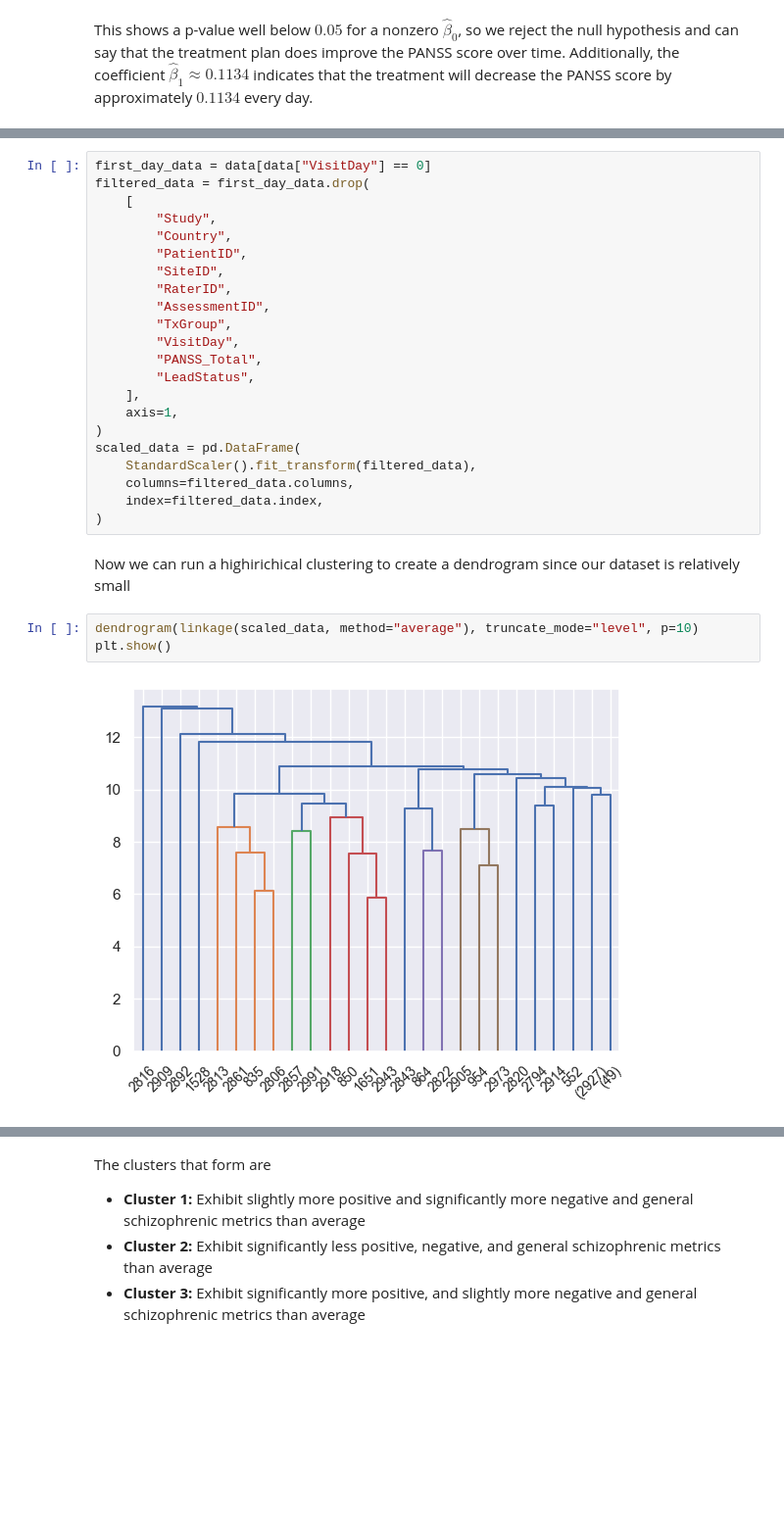
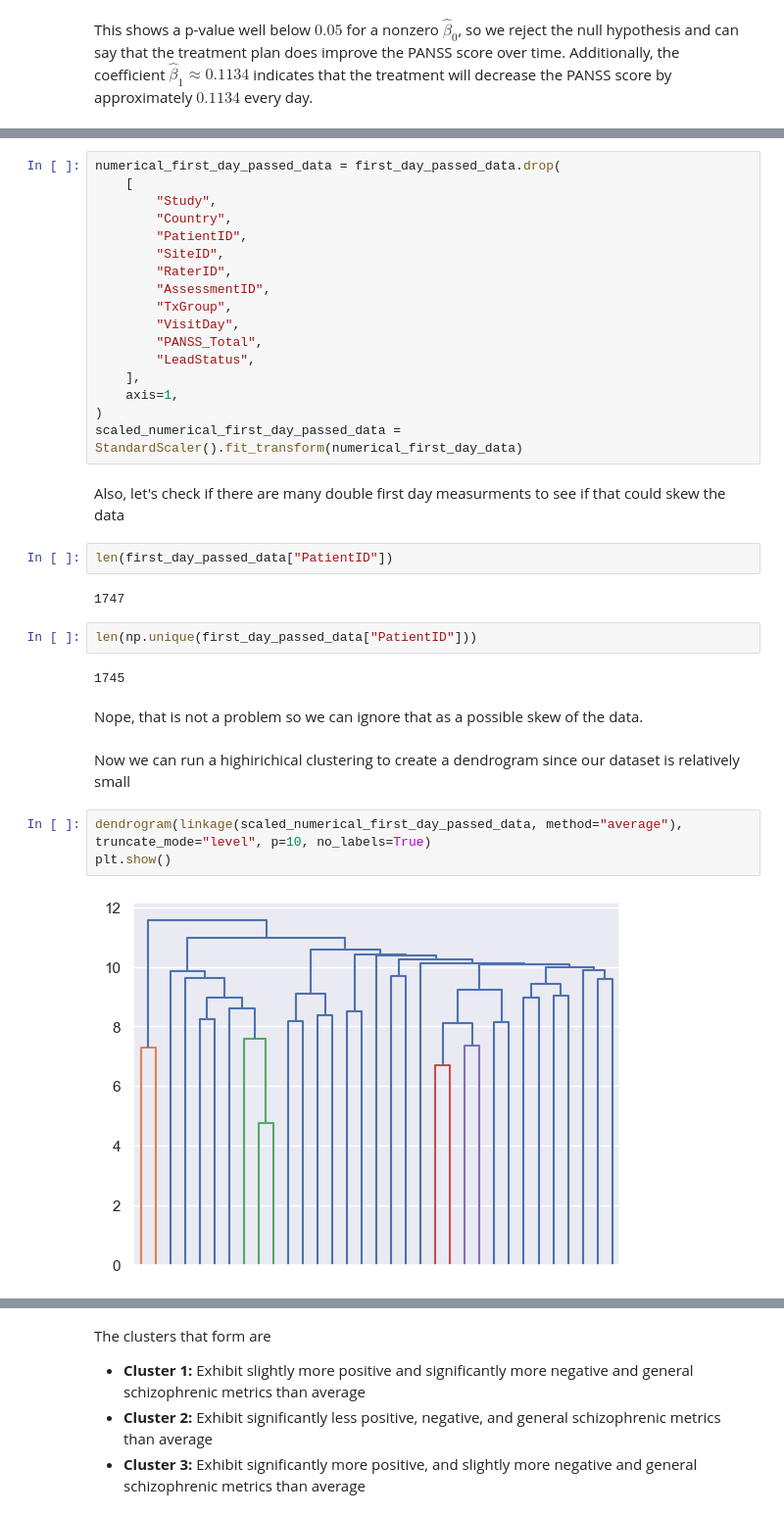
Before and after one commit to AlistairKeiller/STATS-202-final, a Jupyter notebook: final.ipynb, the cells around one changed output, grey strips where cells are left out. Shown at 98% size. Saved outputs shown, nothing was run; the diff lists cells and outputs as text; blank space fills up the shorter version.

Commit message:
more data

```diff
--- a/final.ipynb
+++ b/final.ipynb
@@ -116,8 +373,7 @@ We can say with statistical significance that the control treatment is more effe
 
 First, we need to preprocess the data. We want to filter the data only to consider initial measurements of patients, and we want to scale each of the variables used in the evaluation to zero means and unit variance for equal emphasis on more and less sensitive measurements.
 # %%
-first_day_data = data[data["VisitDay"] == 0]
-filtered_data = first_day_data.drop(
+numerical_first_day_passed_data = first_day_passed_data.drop(
     [
         "Study",
         "Country",
@@ -132,16 +388,24 @@ filtered_data = first_day_data.drop(
     ],
     axis=1,
 )
-scaled_data = pd.DataFrame(
-    StandardScaler().fit_transform(filtered_data),
-    columns=filtered_data.columns,
-    index=filtered_data.index,
-)
+scaled_numerical_first_day_passed_data = StandardScaler().fit_transform(numerical_first_day_data)
+# %% [markdown]
+Also, let's check if there are many double first day measurments to see if that could skew the data
+# %%
+len(first_day_passed_data["PatientID"])
+# %% [output]
+1747
+# %%
+len(np.unique(first_day_passed_data["PatientID"]))
+# %% [output]
+1745
+# %% [markdown]
+Nope, that is not a problem so we can ignore that as a possible skew of the data.
 # %% [markdown]
 Now we can run a highirichical clustering to create a dendrogram since our dataset is relatively small
 # %%
-dendrogram(linkage(scaled_data, method="average"), truncate_mode="level", p=10)
+dendrogram(linkage(scaled_numerical_first_day_passed_data, method="average"), truncate_mode="level", p=10, no_labels=True)
 plt.show()
 # %% [output]
-[figure, old version]
+[figure, new version]
 # %% [markdown]
```
Also changed, not shown: parts of 29 cells of this notebook.
